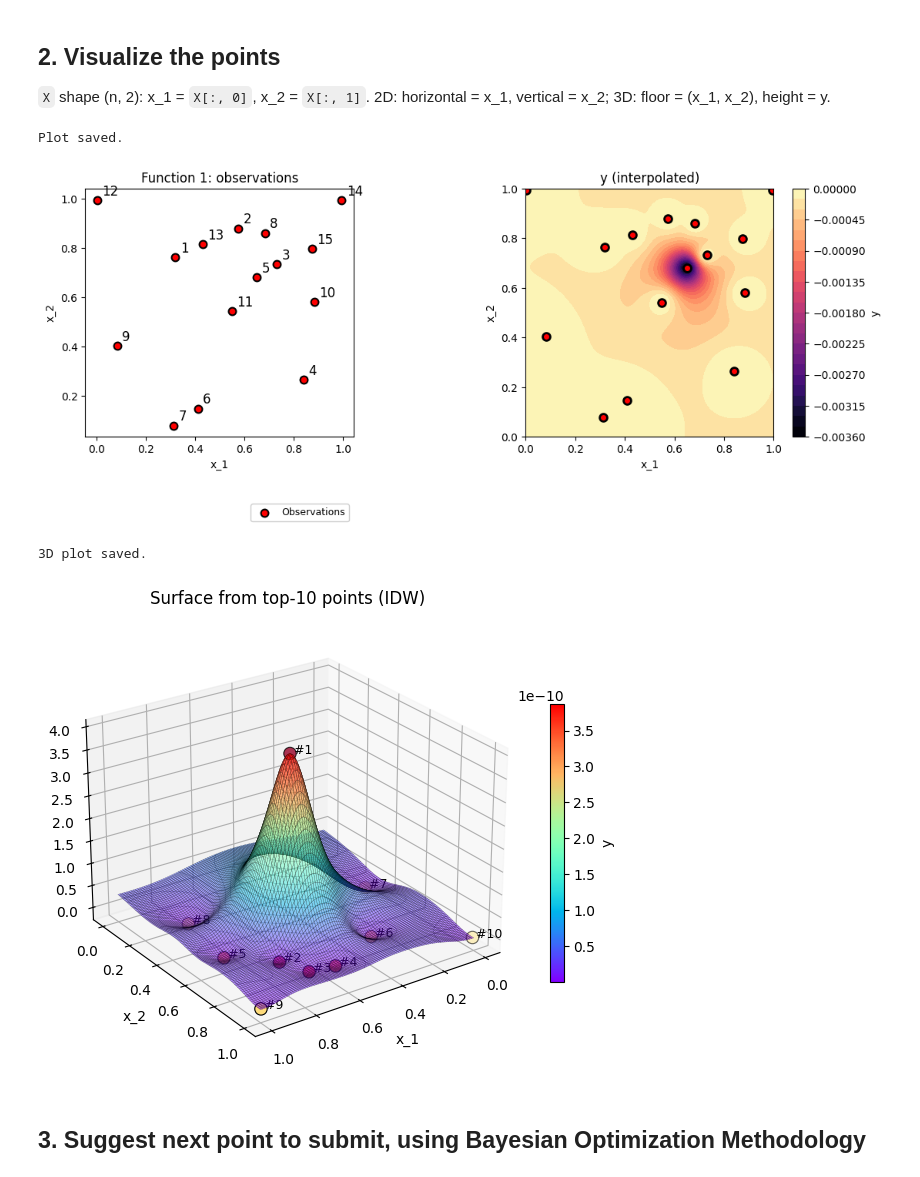
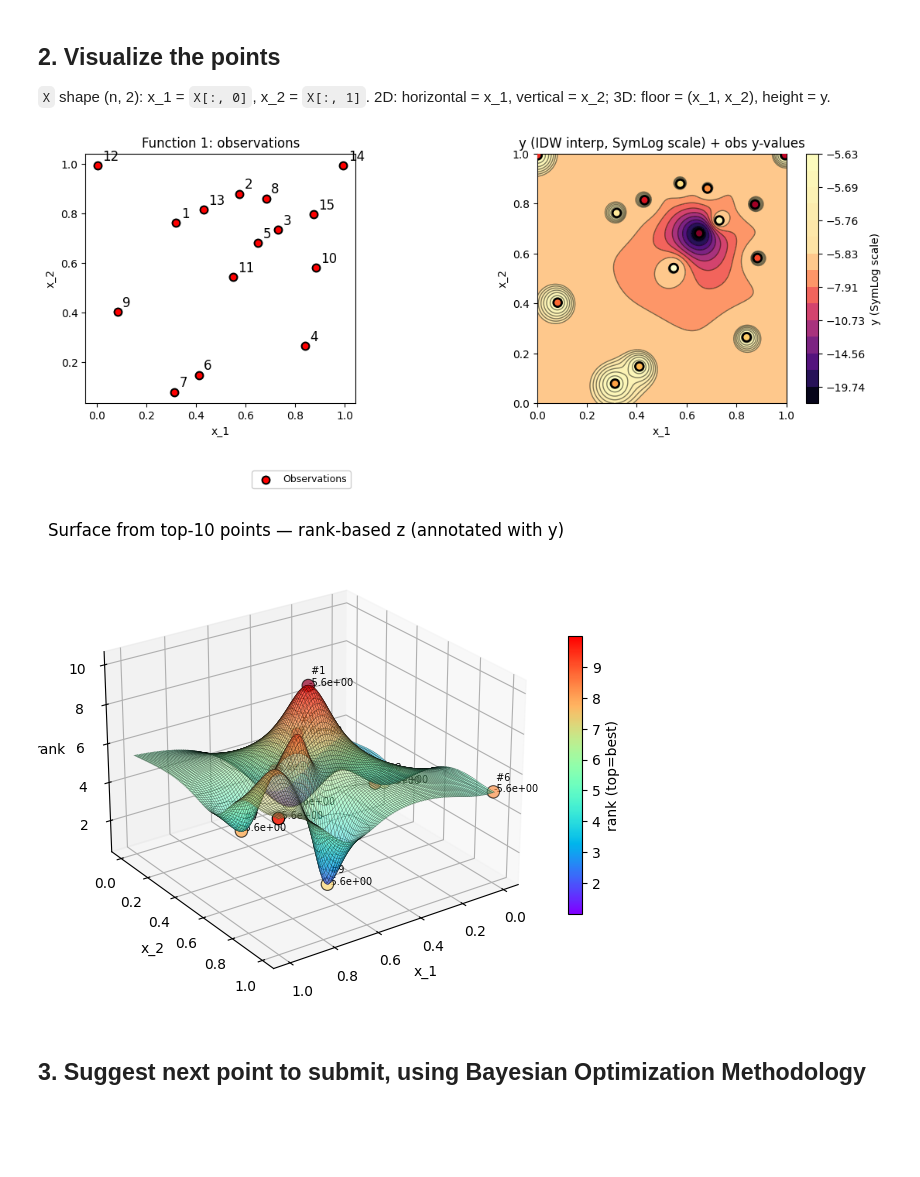
Before and after one commit to karefyllidis/black-box-optimization, a Jupyter notebook: notebooks/function_1_Radiation-Detection.ipynb, the cells around one changed output. Drawn from its saved outputs; the diff is of its cells as text; code cells hidden in the pictures; blank space fills up the shorter version.

```diff
--- a/notebooks/function_1_Radiation-Detection.ipynb
+++ b/notebooks/function_1_Radiation-Detection.ipynb
@@ -100,13 +102,22 @@ MATERN_NU             = 1.5    # roughness: 0.5=exp, 1.5=C¹, 2.5=C², ∞=RBF
 WHITE_NOISE_LEVEL     = 1e-3   # noise init; raise to 0.01-0.1 if oracle is stochastic
 GP_KERNEL             = None   # Option to pass: None or "none" → LML auto-select; "RBF" | "Matern" | "RBF + WhiteKernel" → use that kernel
 
+OPTIMIZE_KERNEL       = False   # Optimize kernel hyperparameters (if True use best kernel)
+N_RESTARTS_KERNEL     = 20       # 2D: fewer restarts; increase if LML at bounds
+CONSTANT_SCALE_BOUNDS = (1e-10, 1e10)  # very wide output-scale to avoid boundary clipping during sparse-data phases
+LENGTH_SCALE_BOUNDS   = (1e-10, 20.0)  # inputs in [0,1]: allow ultra-sharp hotspot (1e-5) while capping over-smooth fits (2.0)
+WHITE_NOISE_BOUNDS    = (1e-50, 1e5) # wide noise band so outlier-heavy early data does not pin at upper bound
+
+# ==== Output warping (HEBO-inspired) ====
+OUTPUT_WARPING = "log"   # None | "boxcox" | "log" — transform y before GP fit; acquisition/next_x in warped space; set to "boxcox" or "log" to compare
+
 # ==== Acquisition coefficients ====
 # Early (few obs): explore → high ξ/κ.  Late (many obs): exploit → low ξ/κ.
-XI_EI_PI  = 0.08     # ξ for EI/PI: 0.25 = explore, 0.05 = exploit near best
+XI_EI_PI  = 0.2     # ξ for EI/PI: 0.25 = explore, 0.05 = exploit near best
 KAPPA_UCB = 4.0     # κ for UCB:   3-5  = explore, 1-2  = exploit near mean peak
 
 # ==== Candidate sampling ====
-n_grid  = 100   # 2D grid resolution (for plotting and candidate sampling)
+n_grid  = 200   # 2D grid resolution (for plotting and candidate sampling)
 n_cand  = n_grid * n_grid
 CANDIDATE_SAMPLING_METHOD = "sobol"  #  'lhs' | 'sobol'
 
@@ -131,0 +147,7 @@ Project week: 5 out of 13
+# %%
+# Optional output warping (HEBO-inspired): fit GP on transformed y; acquisition in warped space (src.utils.warping)
+y_orig = np.asarray(y, dtype=np.float64).copy()
+y, warp_params, _msg = apply_output_warping(y_orig, mode=OUTPUT_WARPING)
+print(_msg)
+best_idx = np.argmax(y)
+best_y, best_x_so_far = y[best_idx], X[best_idx]
@@ -162,6 +186,9 @@ plt.show()
 `X` shape (n, 2): x_1 = `X[:, 0]`, x_2 = `X[:, 1]`. 2D: horizontal = x_1, vertical = x_2; 3D: floor = (x_1, x_2), height = y.
 # %%
 # ==== Evaluation grid + IDW interpolation ====
+from matplotlib.lines import lineStyles
+
+
 x1g = np.linspace(0, 1, n_grid)
 x2g = np.linspace(0, 1, n_grid)
 X1g, X2g = np.meshgrid(x1g, x2g)
@@ -190,12 +217,16 @@ ax1.set_title("Function 1: observations"); ax1.set_aspect("equal")
 ax1.legend(loc=LEGEND_LOC, fontsize=LEGEND_FONTSIZE, bbox_to_anchor=(1.0,-0.25), borderaxespad=0.5, frameon=True, framealpha=LEGEND_FRAMEALPHA)
 
 # --- right plot (filled contours + contour lines) ---
-cf = ax2.contourf(X1g, X2g, Y_grid, levels=CONTOURF_LEVELS, cmap="magma")
-#ax2.contour(X1g, X2g, Y_grid, levels=30, colors="black", linewidths=1, linestyles="--")
-plt.colorbar(cf, ax=ax2).set_label("y", fontsize=10)
-ax2.scatter(X[:, 0], X[:, 1], c='red', s=50, edgecolors="k", linewidths=2.0, zorder=2, label='Observations')
+Y_grid_plot, y_levels, y_norm = _prepare_surface_for_plot(Y_grid, force_symlog=True)
+cf = ax2.contourf(X1g, X2g, Y_grid_plot, levels=y_levels, norm=y_norm, cmap="magma")
+ax2.contour(X1g, X2g, Y_grid_plot, levels=y_levels[::max(1, len(y_levels)//CONTOUR_LINE_LEVELS)], colors="none", linewidths=CONTOUR_LINEWIDTH, linestyles='-', alpha=CONTOUR_ALPHA)
+_scale_lbl = "SymLog scale" if hasattr(y_norm, 'linthresh') else "linear"
+plt.colorbar(cf, ax=ax2).set_label(f"y ({_scale_lbl})", fontsize=10)
+# Rank-based scatter so signal is visible regardless of absolute scale
+_y_abs = np.abs(y); _y_ranks = _y_abs.argsort().argsort().astype(float)
+ax2.scatter(X[:, 0], X[:, 1], c=_y_ranks, cmap="YlOrRd", s=60, edgecolors="k", linewidths=2.0, zorder=5, label='Observations (rank by |y|)')
 ax2.set_xlabel("x_1"); ax2.set_ylabel("x_2")
-ax2.set_title("y (interpolated)"); ax2.set_aspect("equal")
+ax2.set_title(f"y (IDW interp, {_scale_lbl}) + obs y-values"); ax2.set_aspect("equal")
 ax2.tick_params(axis='both', labelsize=10)
 plt.tight_layout()
 
@@ -216,47 +247,50 @@ top_ranks = np.arange(1, N_TOP + 1)        # 1 = best
 top_X, top_y = X[top_idx], y[top_idx]
 
 # Marker size and colour scale: rank 1 is largest/brightest
 sizes  = np.linspace(280, 60, N_TOP)
 colors = plt.cm.YlOrRd_r(np.linspace(0.05, 0.85, N_TOP))
 
 # ==== 3D contour surface built from top-10 points only ====
 VIEW_ELEV = 25   # elevation angle (deg)
 VIEW_AZIM = 55   # azimuth / rotation angle (deg); 45 for 45° rotation
 
 dist_top = np.sqrt(((grid_pts[:, None, :] - top_X[None, :, :]) ** 2).sum(axis=2)) + 1e-12
 w_top = 1.0 / (dist_top ** 2)
 Y_top10 = ((w_top * top_y[None, :]).sum(axis=1) / w_top.sum(axis=1)).reshape(X1g.shape)
+# Use ranks on z-axis: 3D surface with linear ranks so shape is visible
+top_y_ranks = np.arange(len(top_y), 0, -1).astype(float)   # rank N = best, 1 = worst
+dist_top_rank = np.sqrt(((grid_pts[:, None, :] - top_X[None, :, :]) ** 2).sum(axis=2)) + 1e-12
+w_top_rank = 1.0 / (dist_top_rank ** 2)
+Y_top10_rank = ((w_top_rank * top_y_ranks[None, :]).sum(axis=1) / w_top_rank.sum(axis=1)).reshape(X1g.shape)
 stride = max(1, n_grid // 80)
 
 fig4 = plt.figure(figsize=(8, 6))
 ax3d = fig4.add_subplot(111, projection="3d")
-surf = ax3d.plot_surface(X1g, X2g, Y_top10, rstride=stride, cstride=stride, cmap="rainbow", alpha=0.5, edgecolor="black", linewidth=0.2)
-ax3d.contour(X1g, X2g, Y_top10, levels=30, colors="k", linewidths=0.3, alpha=0.5)
-ax3d.scatter(top_X[:, 0], top_X[:, 1], top_y, c=colors, s=80, edgecolors="k", linewidths=0.8, depthshade=True)
-norm = plt.Normalize(Y_top10.min(), Y_top10.max())
-sm = plt.cm.ScalarMappable(cmap=plt.cm.rainbow, norm=norm)
-sm.set_array(Y_top10)
-fig4.colorbar(sm, ax=ax3d, shrink=0.6).set_label("y", fontsize=10)
+surf = ax3d.plot_surface(X1g, X2g, Y_top10_rank, rstride=stride, cstride=stride, cmap="rainbow", alpha=0.5, edgecolor="black", linewidth=0.2)
+ax3d.contour(X1g, X2g, Y_top10_rank, levels=min(30, N_TOP), colors="k", linewidths=0.3, alpha=0.9)
+ax3d.scatter(top_X[:, 0], top_X[:, 1], top_y_ranks, c=colors, s=80, edgecolors="k", linewidths=0.8, depthshade=True)
+_norm3d = plt.Normalize(Y_top10_rank.min(), Y_top10_rank.max())
+sm = plt.cm.ScalarMappable(cmap=plt.cm.rainbow, norm=_norm3d)
+sm.set_array(Y_top10_rank)
+fig4.colorbar(sm, ax=ax3d, shrink=0.6).set_label("rank (top=best)", fontsize=10)
 
 for i in range(N_TOP):
-    ax3d.text(top_X[i, 0], top_X[i, 1], top_y[i], f" #{top_ranks[i]}", fontsize=9, ha="left")
-ax3d.set_xlabel("x_1"); ax3d.set_ylabel("x_2"); ax3d.set_zlabel("y")
-ax3d.set_title(f"Surface from top-{N_TOP} points (IDW)")
+    ax3d.text(top_X[i, 0], top_X[i, 1], top_y_ranks[i], f" #{top_ranks[i]}\n{top_y[i]:.1e}", fontsize=7, ha="left")
+ax3d.set_xlabel("x_1"); ax3d.set_ylabel("x_2"); ax3d.set_zlabel("rank")
+ax3d.set_title(f"Surface from top-{N_TOP} points — rank-based z (annotated with y)")
 ax3d.view_init(elev=VIEW_ELEV, azim=VIEW_AZIM)
 
 if IF_EXPORT_PLOT:
     out_dir = PLOT_EXPORT_DIR
     assert_not_under_initial_data(out_dir, project_root=repo_root)
     out_dir.mkdir(parents=True, exist_ok=True)
     fig4.savefig(out_dir / "function_1_3d_top_points.png", dpi=150)
     print("3D plot saved.")
 if IF_SHOW_PLOT:
     plt.show()
 # %% [output]
-Plot saved.
-[figure, old version]
+[figure, new version]
-3D plot saved.
-[figure, old version]
+[figure, new version]
 # %% [markdown]
 ## 3. Suggest next point to submit, using Bayesian Optimization Methodology
 # %% [markdown]
```
Also changed, not shown: parts of 14 cells of this notebook, 11 other files.
